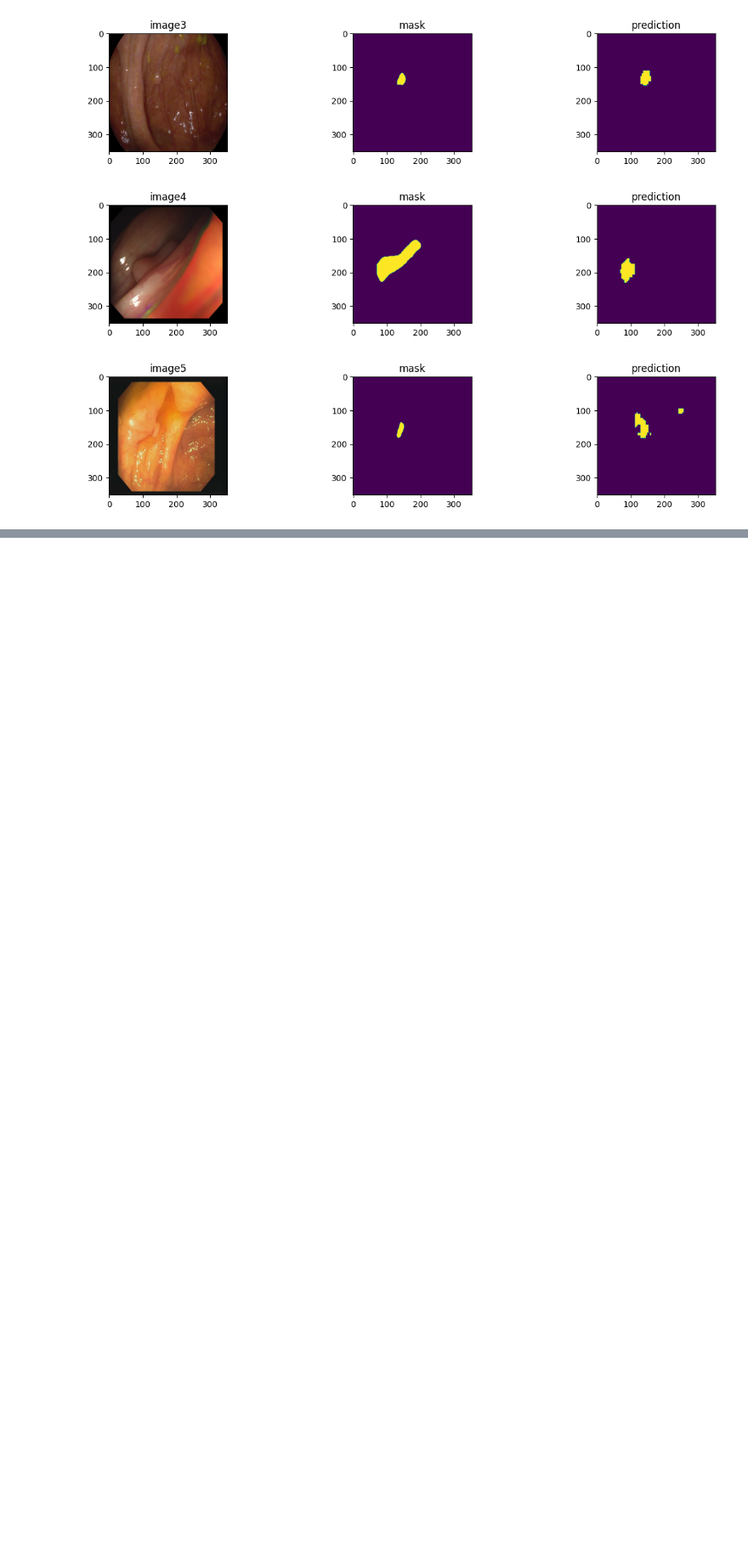
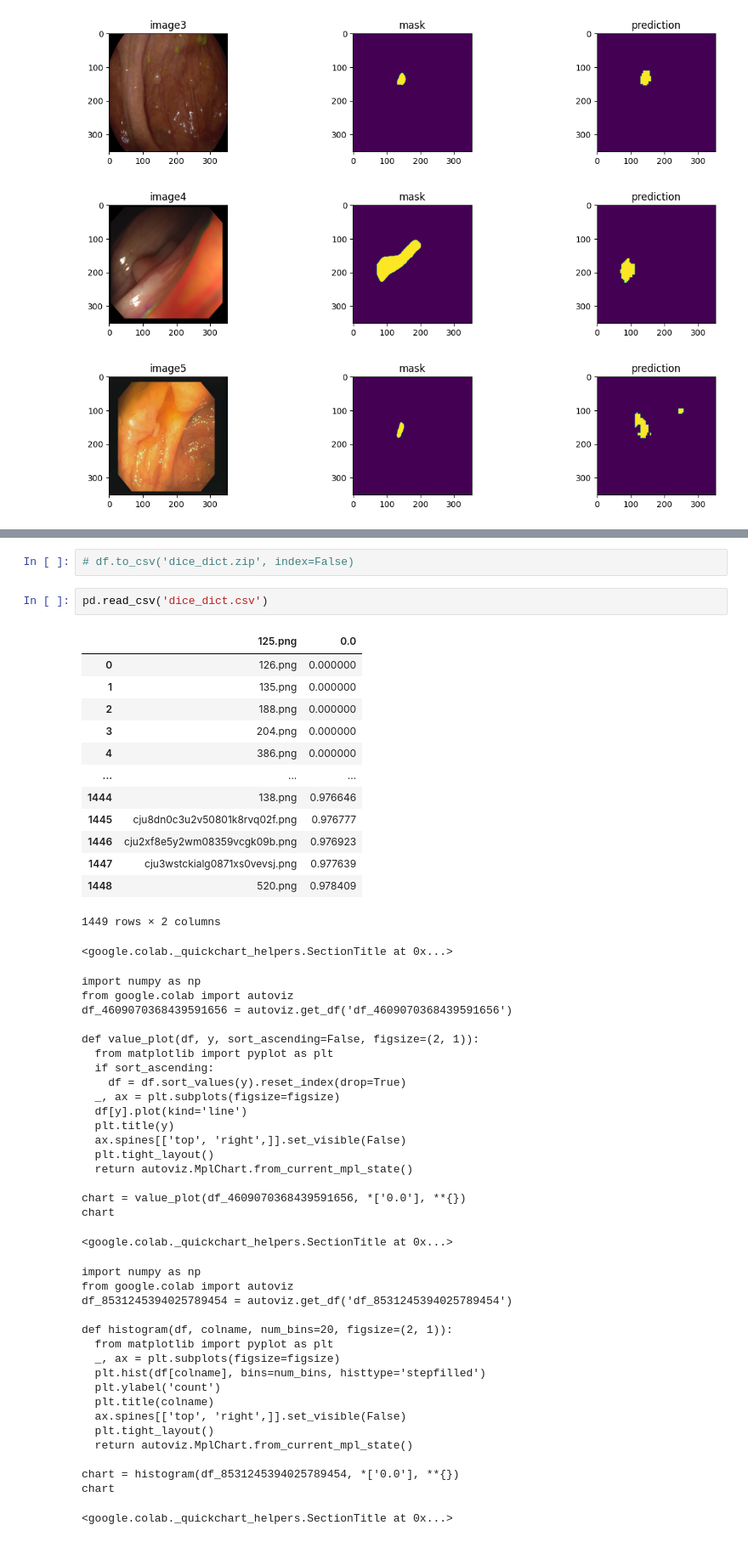
Before and after one commit to atp1988/Colorectal-Polyp, a Jupyter notebook: polyp_pytorch__1.ipynb, the cells around one changed output, grey strips where cells are left out. Shown at 85% size. Saved outputs shown, nothing was run; the diff lists cells and outputs as text; blank space fills up the shorter version.

```diff
--- a/polyp_pytorch__1.ipynb
+++ b/polyp_pytorch__1.ipynb
@@ -1810,0 +1921,54 @@ Dice[image5]: 0.4353383481502533
+# %%
+# df.to_csv('dice_dict.zip', index=False)
+# %%
+pd.read_csv('dice_dict.csv')
+# %% [output]
+|  | 125.png | 0.0 |
+| 0 | 126.png | 0.000000 |
+| 1 | 135.png | 0.000000 |
+| 2 | 188.png | 0.000000 |
+| 3 | 204.png | 0.000000 |
+| 4 | 386.png | 0.000000 |
+| ... | ... | ... |
+| 1444 | 138.png | 0.976646 |
+| 1445 | cju8dn0c3u2v50801k8rvq02f.png | 0.976777 |
+| 1446 | cju2xf8e5y2wm08359vcgk09b.png | 0.976923 |
+| 1447 | cju3wstckialg0871xs0vevsj.png | 0.977639 |
+| 1448 | 520.png | 0.978409 |
+1449 rows × 2 columns
+<google.colab._quickchart_helpers.SectionTitle at 0x...>
+import numpy as np
+from google.colab import autoviz
+df_4609070368439591656 = autoviz.get_df('df_4609070368439591656')
+
+def value_plot(df, y, sort_ascending=False, figsize=(2, 1)):
+  from matplotlib import pyplot as plt
+  if sort_ascending:
+    df = df.sort_values(y).reset_index(drop=True)
+  _, ax = plt.subplots(figsize=figsize)
+  df[y].plot(kind='line')
+  plt.title(y)
+  ax.spines[['top', 'right',]].set_visible(False)
+  plt.tight_layout()
+  return autoviz.MplChart.from_current_mpl_state()
+
+chart = value_plot(df_4609070368439591656, *['0.0'], **{})
+chart
+<google.colab._quickchart_helpers.SectionTitle at 0x...>
+import numpy as np
+from google.colab import autoviz
+df_8531245394025789454 = autoviz.get_df('df_8531245394025789454')
+
+def histogram(df, colname, num_bins=20, figsize=(2, 1)):
+  from matplotlib import pyplot as plt
+  _, ax = plt.subplots(figsize=figsize)
+  plt.hist(df[colname], bins=num_bins, histtype='stepfilled')
+  plt.ylabel('count')
+  plt.title(colname)
+  ax.spines[['top', 'right',]].set_visible(False)
+  plt.tight_layout()
+  return autoviz.MplChart.from_current_mpl_state()
+
+chart = histogram(df_8531245394025789454, *['0.0'], **{})
+chart
+<google.colab._quickchart_helpers.SectionTitle at 0x...>
```
Also changed, not shown: parts of 12 cells of this notebook.
